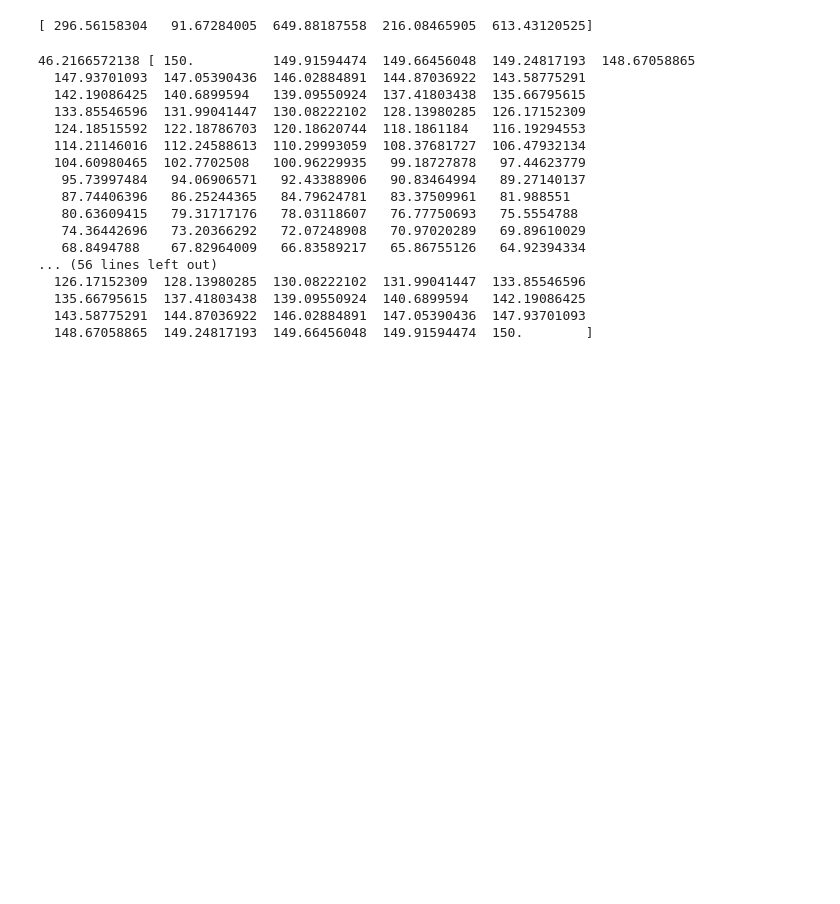
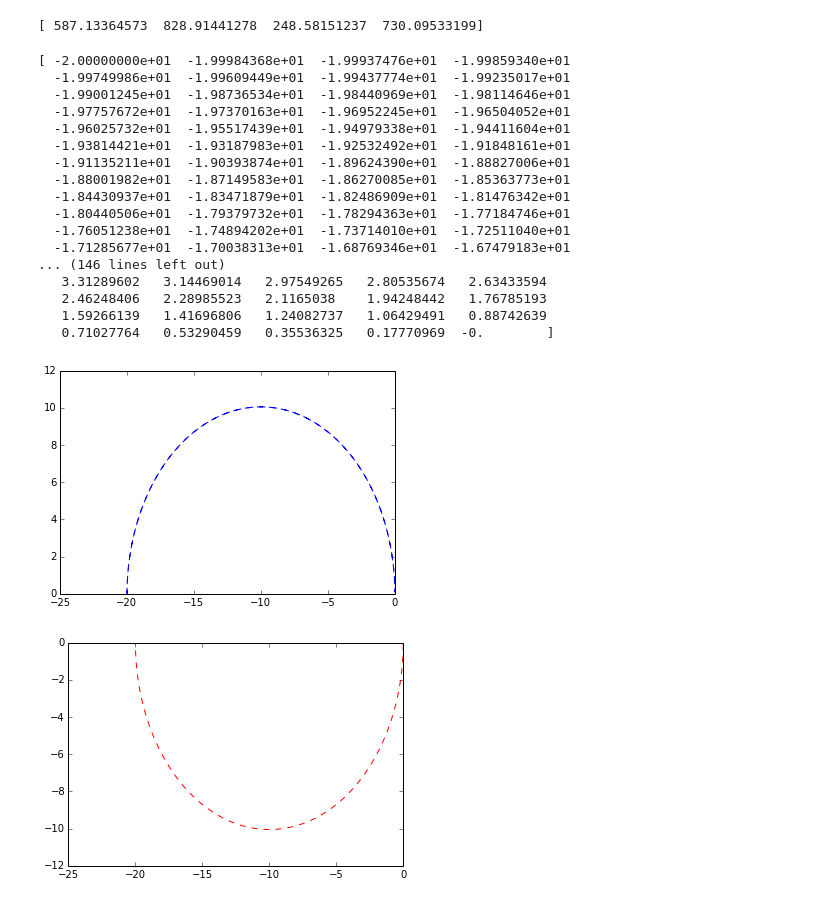
Before and after one commit to Isabella-Dineo/beam_py, a Jupyter notebook: patchbeam_main.ipynb, the cells around one changed output. Cells and saved outputs as stored; diff of their text form; code cells hidden in the pictures; blank space fills up the shorter version.

```diff
--- a/patchbeam_main.ipynb
+++ b/patchbeam_main.ipynb
@@ -44,11 +44,11 @@ if __name__ == "__main__":
     P = 0.16
     hmin = 50
     hmax = 1000
-    ncomp = 5
+    ncomp = 4
     heights = emission_height(P, hmin, hmax, ncomp)
     print heights
 # %% [output]
-[ 296.56158304   91.67284005  649.88187558  216.08465905  613.43120525]
+[ 587.13364573  828.91441278  248.58151237  730.09533199]
 # %%
 import mapphi as mp
 def los(alpha, beta):
@@ -57,50 +57,57 @@ def los(alpha, beta):
        Args:
        -----
        alpha       : inclination angle
        beta        : impact parameter
 
        Returns:
        --------
        xlos        : the line of sight x-coordinates
        ylos        : the line of sight y-coordinates
        avgthetalos : the line of sight angle in degrees
     """
 
 #   rotational phase:
     phi = np.linspace(-180, 180, num=360, endpoint=True)
 
 #   line of sight x,y plane:
     xlos, ylos = mp.mapphi(alpha, beta, phi)
     thetalos = np.arctan2(ylos, xlos) * (180 / np.pi) - 90.0
     for i in np.arange(len(thetalos)):
         if thetalos[i] < 0:
             thetalos[i] = -thetalos[i]
 
 #   find the average thetalos
     avgthetalos = np.average(thetalos)
 
+    #for i in np.arange(180):
+
     return xlos, ylos, avgthetalos
 ################## test ######################
 if __name__ == "__main__":
-    alpha = 90
-    beta = 30
+    alpha = 10.
+    beta = 0
     xlos, ylos, avgthetalos = los(alpha, beta)
-    print avgthetalos, xlos
+    plt.plot(xlos, ylos, 'b--')
+    plt.figure()
+    plt.plot(xlos[180:], -ylos[180:], 'r--')
+    print xlos, '\n', ylos
 # %% [output]
-46.2166572138 [ 150.          149.91594474  149.66456048  149.24817193  148.67058865
-  147.93701093  147.05390436  146.02884891  144.87036922  143.58775291
-  142.19086425  140.6899594   139.09550924  137.41803438  135.66795615
-  133.85546596  131.99041447  130.08222102  128.13980285  126.17152309
-  124.18515592  122.18786703  120.18620744  118.1861184   116.19294553
-  114.21146016  112.24588613  110.29993059  108.37681727  106.47932134
-  104.60980465  102.7702508   100.96229935   99.18727878   97.44623779
-   95.73997484   94.06906571   92.43388906   90.83464994   89.27140137
-   87.74406396   86.25244365   84.79624781   83.37509961   81.988551
-   80.63609415   79.31717176   78.03118607   76.77750693   75.5554788
-   74.36442696   73.20366292   72.07248908   70.97020289   69.89610029
-   68.8494788    67.82964009   66.83589217   65.86755126   64.92394334
-... (56 lines left out)
-  126.17152309  128.13980285  130.08222102  131.99041447  133.85546596
-  135.66795615  137.41803438  139.09550924  140.6899594   142.19086425
-  143.58775291  144.87036922  146.02884891  147.05390436  147.93701093
-  148.67058865  149.24817193  149.66456048  149.91594474  150.        ]
+[ -2.00000000e+01  -1.99984368e+01  -1.99937476e+01  -1.99859340e+01
+  -1.99749986e+01  -1.99609449e+01  -1.99437774e+01  -1.99235017e+01
+  -1.99001245e+01  -1.98736534e+01  -1.98440969e+01  -1.98114646e+01
+  -1.97757672e+01  -1.97370163e+01  -1.96952245e+01  -1.96504052e+01
+  -1.96025732e+01  -1.95517439e+01  -1.94979338e+01  -1.94411604e+01
+  -1.93814421e+01  -1.93187983e+01  -1.92532492e+01  -1.91848161e+01
+  -1.91135211e+01  -1.90393874e+01  -1.89624390e+01  -1.88827006e+01
+  -1.88001982e+01  -1.87149583e+01  -1.86270085e+01  -1.85363773e+01
+  -1.84430937e+01  -1.83471879e+01  -1.82486909e+01  -1.81476342e+01
+  -1.80440506e+01  -1.79379732e+01  -1.78294363e+01  -1.77184746e+01
+  -1.76051238e+01  -1.74894202e+01  -1.73714010e+01  -1.72511040e+01
+  -1.71285677e+01  -1.70038313e+01  -1.68769346e+01  -1.67479183e+01
+... (146 lines left out)
+   3.31289602   3.14469014   2.97549265   2.80535674   2.63433594
+   2.46248406   2.28985523   2.1165038    1.94248442   1.76785193
+   1.59266139   1.41696806   1.24082737   1.06429491   0.88742639
+   0.71027764   0.53290459   0.35536325   0.17770969  -0.        ]
+[figure, added]
+[figure, added]
```
Also changed, not shown: parts of 6 cells of this notebook, 2 other files.
